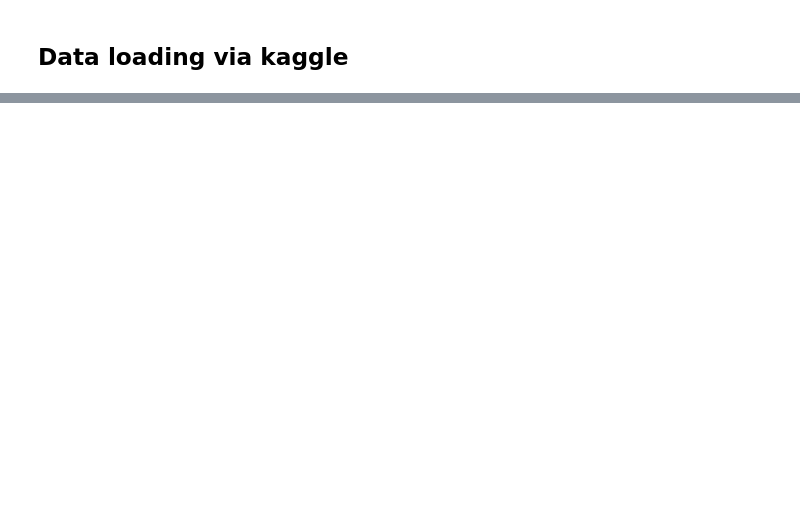
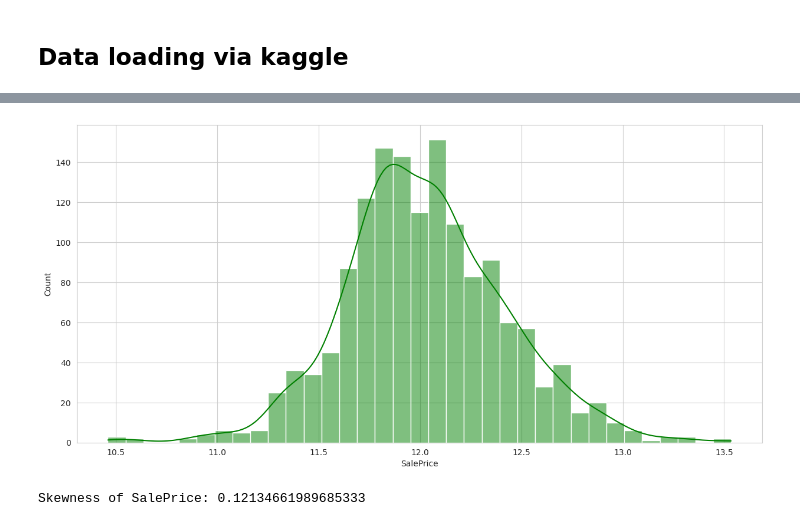
Before and after one commit to Yashtiii/Predicting-house-market-trend, a Jupyter notebook: house_market_trend.ipynb, the cells around one changed output, grey strips where cells are left out. Cells and saved outputs as stored; diff of their text form; code cells hidden in the pictures; blank space fills up the shorter version.

```diff
--- a/house_market_trend.ipynb
+++ b/house_market_trend.ipynb
@@ -42,0 +221,11 @@ sns.set_style('whitegrid')
+# %%
+train_df['SalePrice'] = np.log1p(train_df['SalePrice'])
+
+plt.figure(figsize=(15,7))
+
+sns.histplot(train_df['SalePrice'], kde = True, color = 'green')
+plt.show()
+print(f"Skewness of SalePrice: {train_df['SalePrice'].skew()}")
+# %% [output]
+[figure, added]
+Skewness of SalePrice: 0.12134661989685333
```
Also changed, not shown: parts of 42 cells of this notebook.
